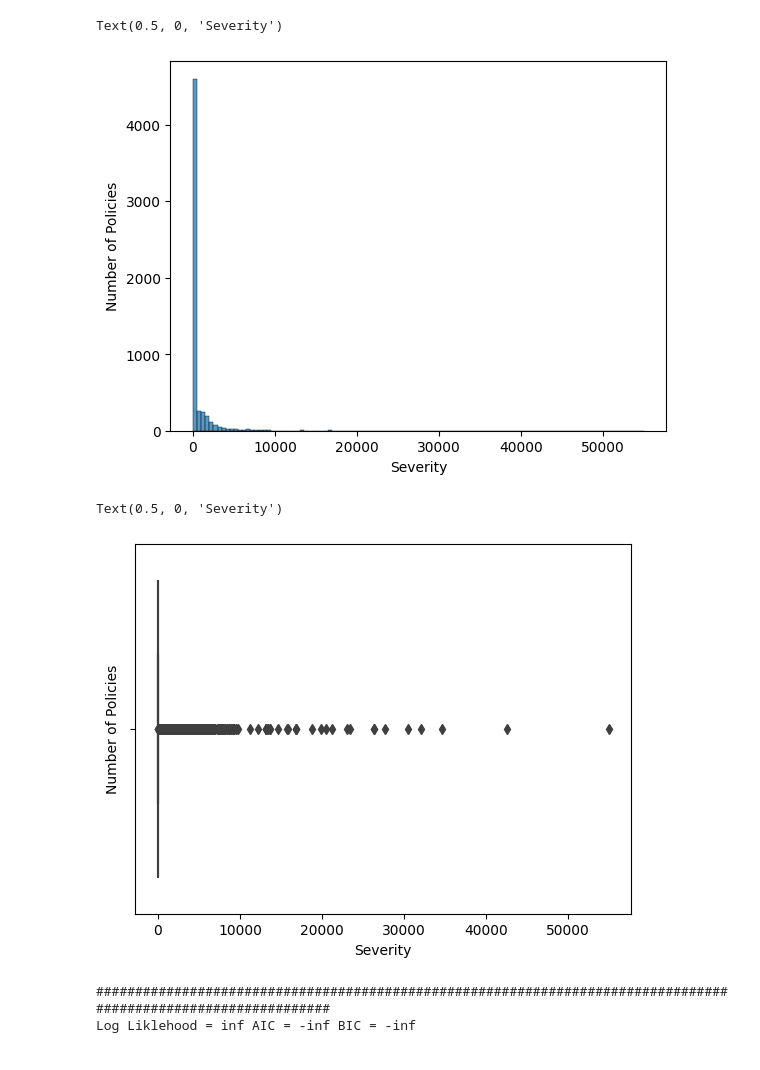
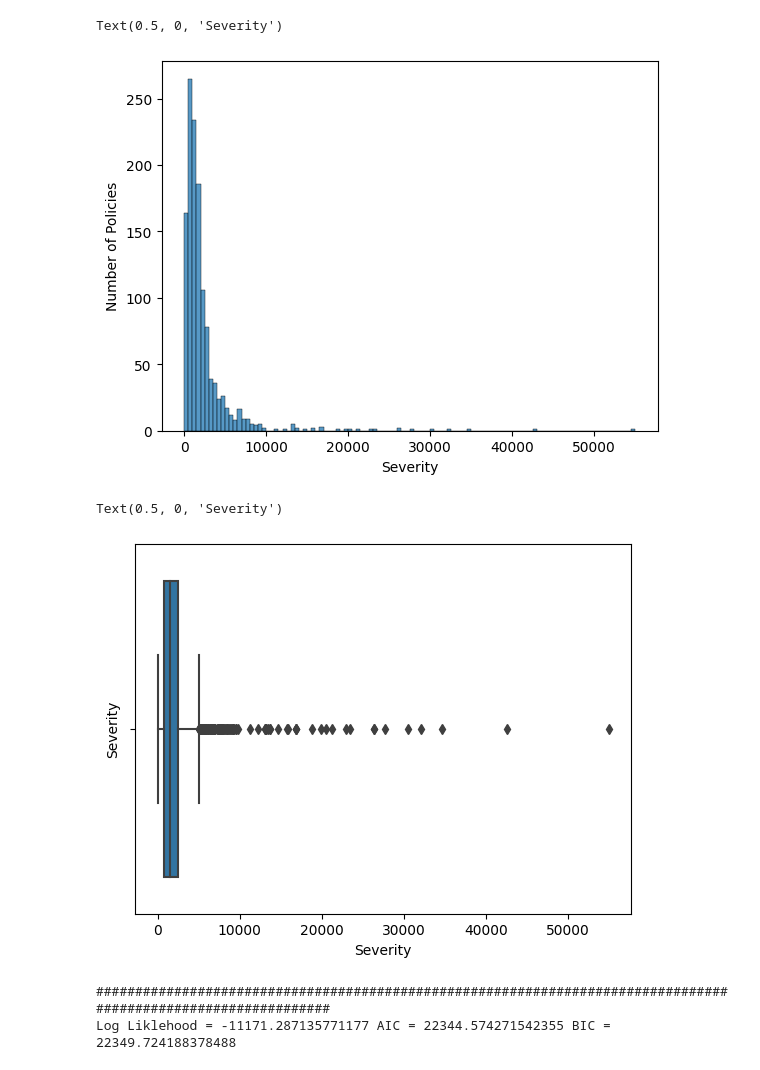
Before and after one commit to vishal-parameswaran/University-of-Chicago, a Jupyter notebook: Linear-Non Linear Models/Assignment 4/Assignment_4.ipynb, the cells around one changed output. Cells and saved outputs as stored; diff of their text form; code cells hidden in the pictures.

```diff
--- a/Linear-Non Linear Models/Assignment 4/Assignment_4.ipynb
+++ b/Linear-Non Linear Models/Assignment 4/Assignment_4.ipynb
@@ -33,9 +33,9 @@ cat_cols = ["CAR_TYPE", "CAR_USE", "EDUCATION", "GENDER", "MSTATUS", "PARENT1","
 int_pred = ["CAR_TYPE", "CAR_USE", "EDUCATION", "GENDER", "MSTATUS", "PARENT1", "RED_CAR", "REVOKED", "URBANICITY",'HOMEKIDS', 'KIDSDRIV', "AGE", "BLUEBOOK", "CAR_AGE", "HOME_VAL", "INCOME", "YOJ", "MVR_PTS", "TIF","TRAVTIME"]
 claim_history = pd.read_excel('claim_history.xlsx')
 claim_history[["BLUEBOOK", "HOME_VAL", "INCOME"]] = claim_history[["BLUEBOOK", "HOME_VAL", "INCOME"]] / 1000
-claim_history[target] = np.where(claim_history['CLM_COUNT']>0,(claim_history['CLM_AMT']/claim_history['CLM_COUNT']),0)
+claim_history[target] = np.where(claim_history['CLM_COUNT']>0,(claim_history['CLM_AMT']/claim_history['CLM_COUNT']),np.nan)
 # %%
-train_data = claim_history[claim_history['EXPOSURE'] > 0.0]
+train_data = claim_history[claim_history['CLM_COUNT'] != np.nan]
 train_data = train_data[[target] + [exposure] + int_pred]  # Only necessary
 train_data = train_data.dropna().reset_index()  # Remove missing values
 train_data.head()
@@ -52,14 +52,14 @@ q1a.set_ylabel("Number of Policies")
 q1a.set_xlabel("Severity")
 # %% [output]
 Text(0.5, 0, 'Severity')
-[figure, old version]
+[figure, new version]
 # %%
 q1b = sns.boxplot(data=train_data,x = target, orient="h")
-q1b.set_ylabel("Number of Policies")
+q1b.set_ylabel("Severity")
 q1b.set_xlabel("Severity")
 # %% [output]
 Text(0.5, 0, 'Severity')
-[figure, old version]
+[figure, new version]
 # %%
 n_sample = train_data.shape[0]
 y_train = train_data[target]
@@ -81,7 +81,7 @@ print("#########################################################################
 print("Log Liklehood = " + str(llk), "AIC = " + str(aic), "BIC = " + str(bic))
 # %% [output]
 ###############################################################################################################
-Log Liklehood = inf AIC = -inf BIC = -inf
+Log Liklehood = -11171.287135771177 AIC = 22344.574271542355 BIC = 22349.724188378488
 # %%
 def create_categorical_value(dfs, column_name):
     u = dfs[column_name].astype('category')
```
Also changed, not shown: parts of 13 cells of this notebook, 2 other files.
